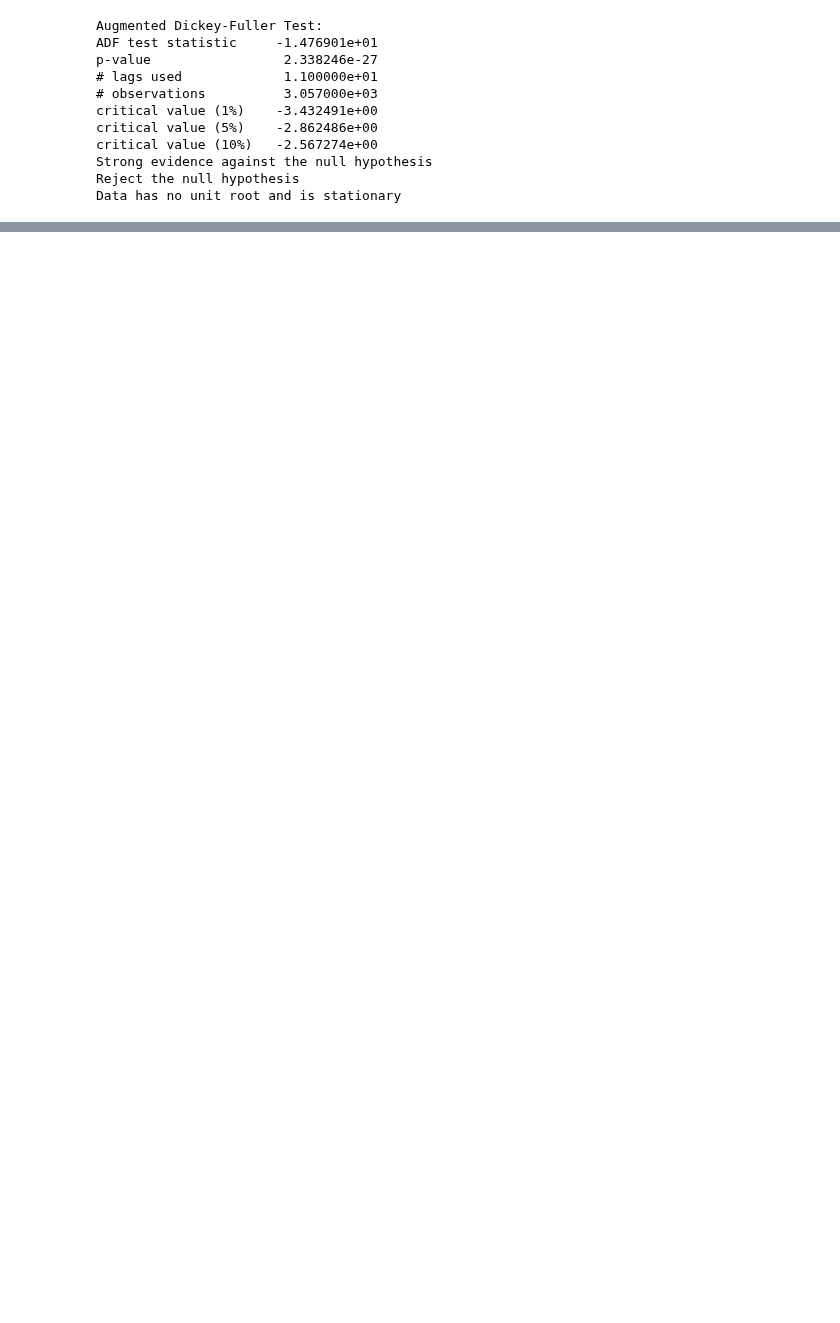
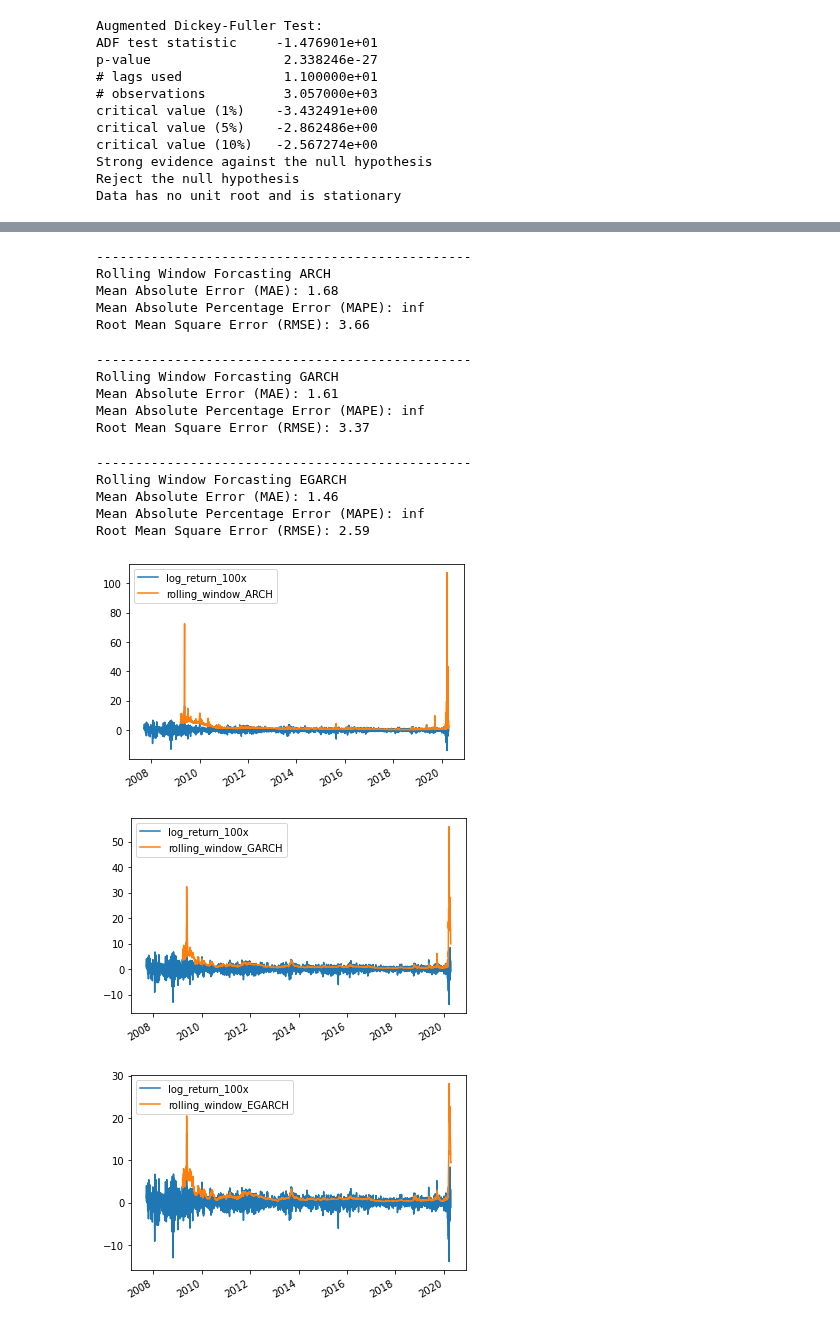
Before and after one commit to jesvin1/Basics, a Jupyter notebook: GARCH_ARCH.ipynb, the cells around one changed output, grey strips where cells are left out. Drawn from its saved outputs; the diff is of its cells as text; code cells hidden in the pictures; blank space fills up the shorter version.

```diff
--- a/GARCH_ARCH.ipynb
+++ b/GARCH_ARCH.ipynb
@@ -163,0 +169,45 @@ KeyError: ignored
+# %%
+def rolling_window_forecast(pd_dataframe):
+
+    # Set rolling window
+    window = 365
+
+    models = ['ARCH', 'GARCH', 'EGARCH']
+    for model in models:
+
+        index = df[1:].index
+        end_loc = np.where(index >= df.index[window])[0].min()
+        forecasts = {}
+        for i in range(len(df[1:]) - window + 2):
+            mod = arch_model(pd_dataframe['log_return_100x'][1:], mean='Zero', vol=model, dist='t')
+            res = mod.fit(first_obs=i, last_obs=i+end_loc, disp='off', options={'ftol': 1e03})
+            temp = res.forecast().variance
+            fcast = temp.iloc[i + end_loc - 1]
+            forecasts[fcast.name] = fcast
+
+        forecasts = pd.DataFrame(forecasts).T
+        pd_dataframe['rolling_window_{}'.format(model)] = forecasts['h.1']
+
+        print('------------------------------------------------')
+        print('Rolling Window Forcasting {}'.format(model))
+        evaluate(pd_dataframe, 'log_return_100x', 'rolling_window_{}'.format(model))
+rolling_window_forecast(df)
+# %% [output]
+------------------------------------------------
+Rolling Window Forcasting ARCH
+Mean Absolute Error (MAE): 1.68
+Mean Absolute Percentage Error (MAPE): inf
+Root Mean Square Error (RMSE): 3.66
+------------------------------------------------
+Rolling Window Forcasting GARCH
+Mean Absolute Error (MAE): 1.61
+Mean Absolute Percentage Error (MAPE): inf
+Root Mean Square Error (RMSE): 3.37
+------------------------------------------------
+Rolling Window Forcasting EGARCH
+Mean Absolute Error (MAE): 1.46
+Mean Absolute Percentage Error (MAPE): inf
+Root Mean Square Error (RMSE): 2.59
+[figure, added]
+[figure, added]
+[figure, added]
```
Also changed, not shown: parts of 4 cells of this notebook.
